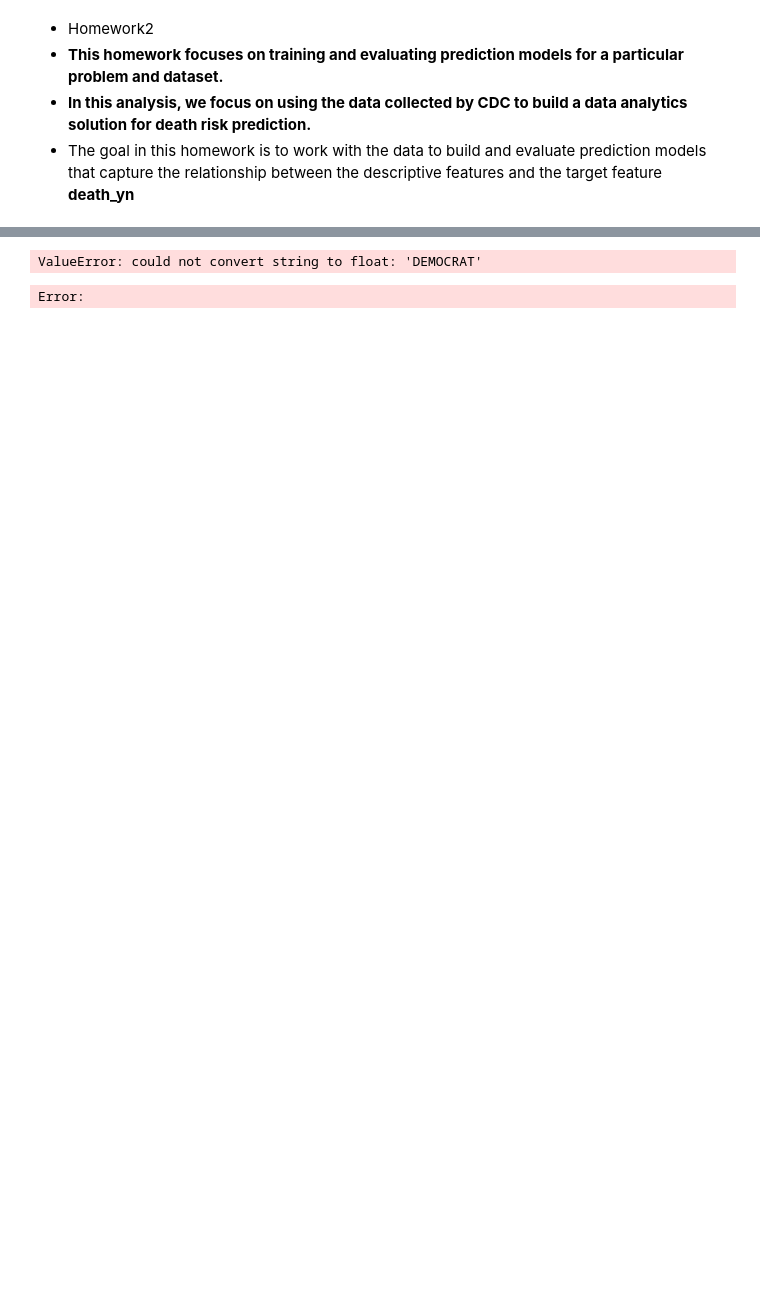
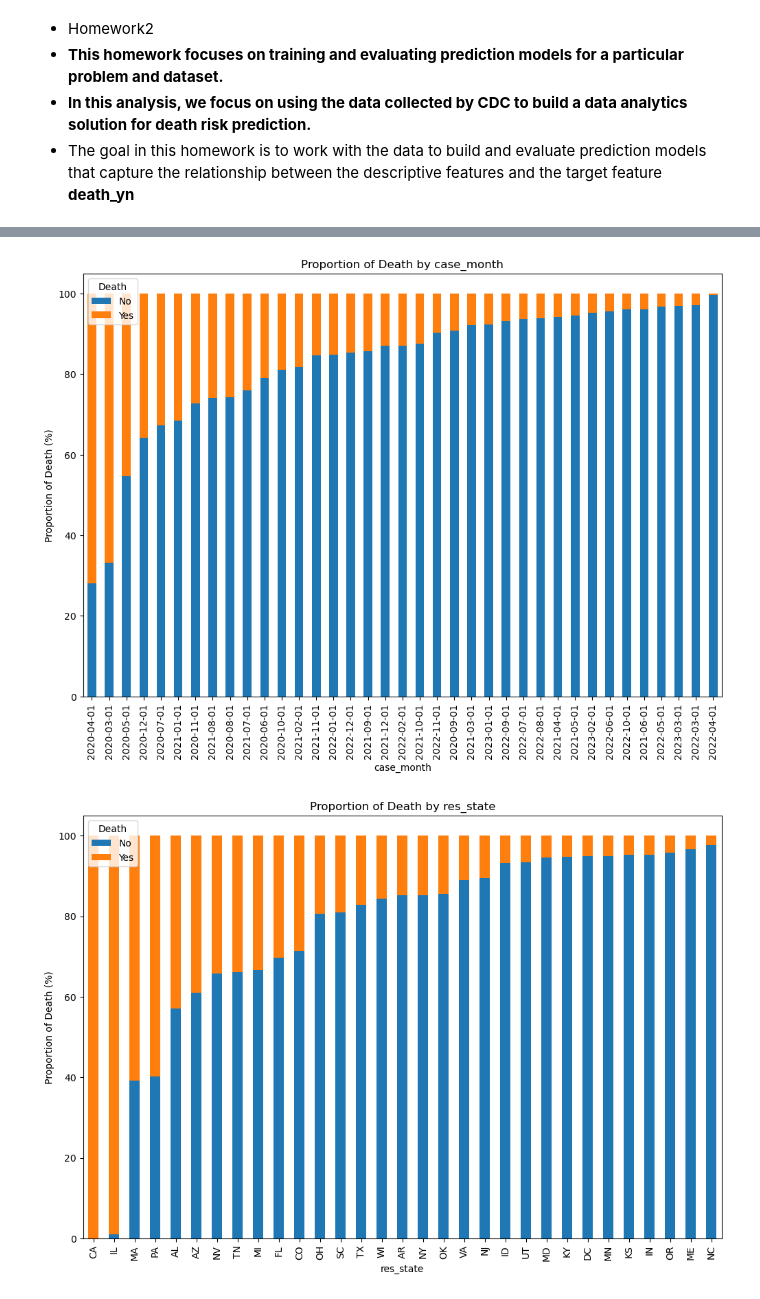
Before and after one commit to aTomical2/ML-Covid-Death-Predictor, a Jupyter notebook: Tom_Gibson_23222095_COMP47350_Homework2.ipynb, the cells around one changed output, grey strips where cells are left out. Saved outputs shown, nothing was run; the diff lists cells and outputs as text; code cells hidden in the pictures; blank space fills up the shorter version.

```diff
--- a/Tom_Gibson_23222095_COMP47350_Homework2.ipynb
+++ b/Tom_Gibson_23222095_COMP47350_Homework2.ipynb
@@ -31,12 +66,9 @@ df.head(10)
 # %%
-from sklearn.model_selection import train_test_split
-
-# Assuming df is your DataFrame containing your dataset
-x = df.drop(columns=['death_yn'])  # Features
+X = df.drop(columns=['death_yn'])  # Features
 y = df['death_yn']  # Target variable
 
 # Split the dataset into training and test sets
-x_train, x_test, y_train, y_test = train_test_split(x, y, test_size=0.3, random_state=42)
+X_train, X_test, y_train, y_test = train_test_split(X, y, test_size=0.3, random_state=1)
 
-# x_train and y_train are your training data and labels, respectively
-# x_test and y_test are your test data and labels, respectively
+print("Training data:\n", pd.concat([X_train, y_train], axis=1))
+print("\nTest data:\n", pd.concat([X_test, y_test], axis=1))
@@ -64,6 +93,44 @@ Name: death_yn, Length: 39947, dtype: object
-# %%
-features = ['party']
-linreg = LinearRegression().fit(x[features], y)
-# %% [output]
-ValueError: could not convert string to float: 'DEMOCRAT'
-Error:
+# %%
+train_data = pd.concat([X_train, y_train], axis=1)
+
+
+def plot_proportion_of_death(input, feature):
+    # Calculate overall counts for each value in the feature
+    overall_counts = input[feature].value_counts()
+
+    # Filter features where overall count for any value is greater than 120: 1% of the data
+    valid_features = overall_counts[overall_counts > 120].index.tolist()
+
+    # Check if the feature has enough valid values
+    if len(valid_features) <0:
+        print(f"No values in feature '{feature}' have overall count greater than 50.")
+        return
+
+    # Calculate counts of "Yes" and "No" for each feature
+    death_counts = input.groupby(feature)['death_yn'].value_counts().unstack(fill_value=0)
+
+    # Filter out only the valid values in the feature
+    death_counts = death_counts.loc[valid_features]
+
+    # Calculate proportion of death per feature category
+    proportion_death_feature = death_counts.div(death_counts.sum(axis=1), axis=0) * 100
+
+    # Sort based on highest death "Yes" proportion
+    sorted_feature = proportion_death_feature.sort_values(by="Yes", ascending=False)
+
+    # Plotting
+    sorted_feature.plot(kind="bar", stacked=True, figsize=(12, 8))
+    plt.title(f"Proportion of Death by {feature}")
+    plt.ylabel("Proportion of Death (%)")
+    plt.xlabel(feature)
+    plt.legend(title="Death")
+    # plt.xticks(rotation=45)
+    plt.show()
+
+# Example usage:
+# Assuming train_data contains both X_train and y_train concatenated
+for column in X_train.columns:
+    plot_proportion_of_death(train_data, column)
+# %% [output]
+[figure, added]
+[figure, added]
```
Also changed, not shown: parts of 9 cells of this notebook, 2 other files.
